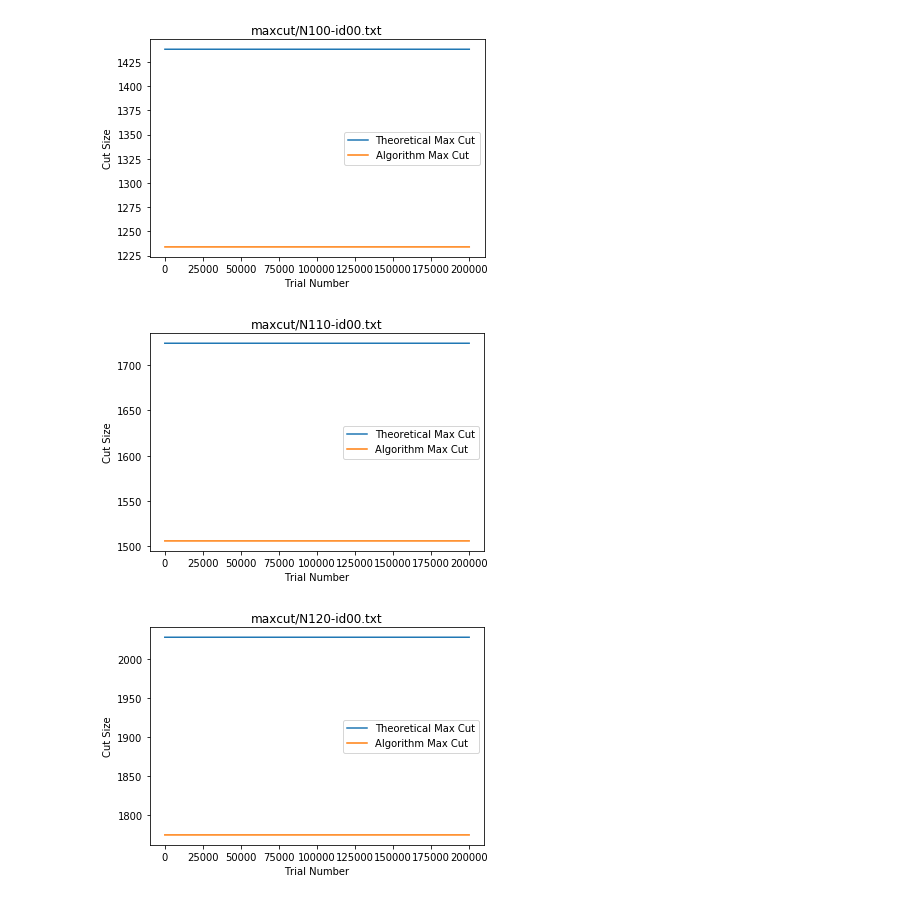
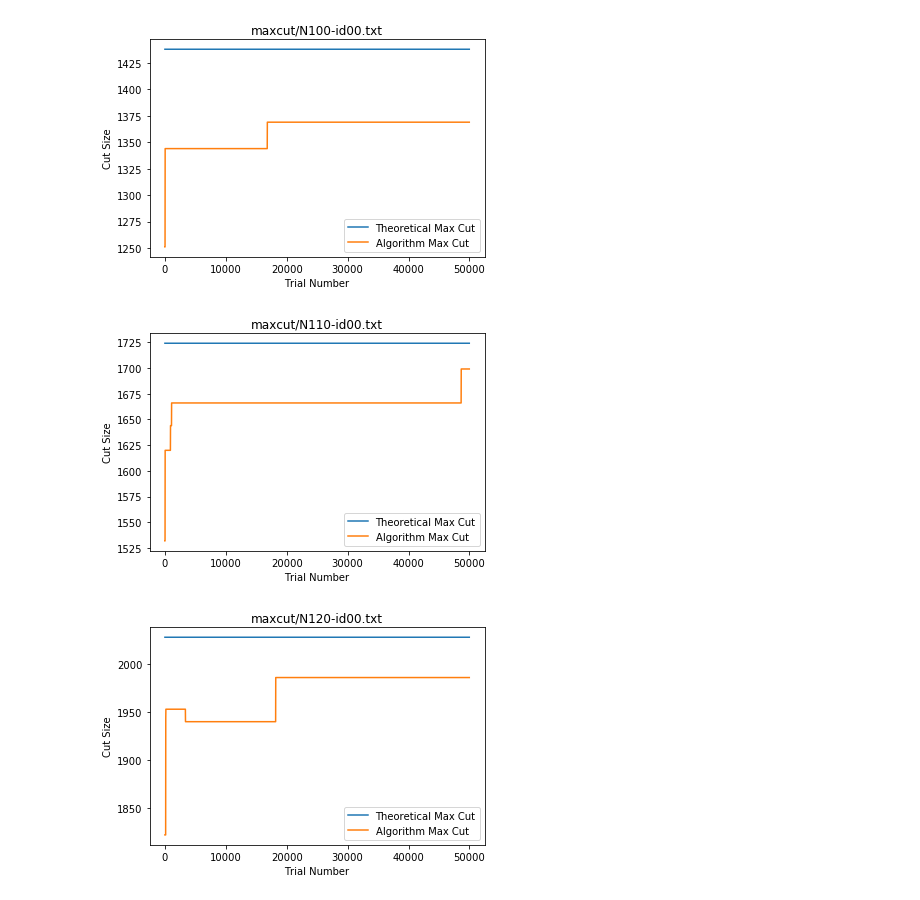
Before and after one commit to lili-chen/ising-optimization-rbm, a Jupyter notebook: performance_with_trial_number-rbm-discrete.ipynb, the cells around one changed output. Cells and saved outputs as stored; diff of their text form; code cells hidden in the pictures.

```diff
--- a/performance_with_trial_number-rbm-discrete.ipynb
+++ b/performance_with_trial_number-rbm-discrete.ipynb
@@ -48,13 +48,13 @@ plot_max_cut_efficiency_discrete_rbm(8, 0, all_files, 200000, 20)
 # %%
-plot_max_cut_efficiency_discrete_rbm(9, 0, all_files, 200000, 20)
+x = plot_max_cut_efficiency_discrete_rbm(9, 0, all_files, 50000, 20, 20)
 # %% [output]
-[figure, old version]
+[figure, new version]
 # %%
-plot_max_cut_efficiency_discrete_rbm(10, 0, all_files, 200000, 20)
+x = plot_max_cut_efficiency_discrete_rbm(10, 0, all_files, 50000, 20, 20)
 # %% [output]
-[figure, old version]
+[figure, new version]
 # %%
-plot_max_cut_efficiency_discrete_rbm(11, 0, all_files, 200000, 20)
+x = plot_max_cut_efficiency_discrete_rbm(11, 0, all_files, 50000, 20, 20)
 # %% [output]
-[figure, old version]
+[figure, new version]
 # %%
```
Also changed, not shown: parts of 12 cells of this notebook, 10 other files.
